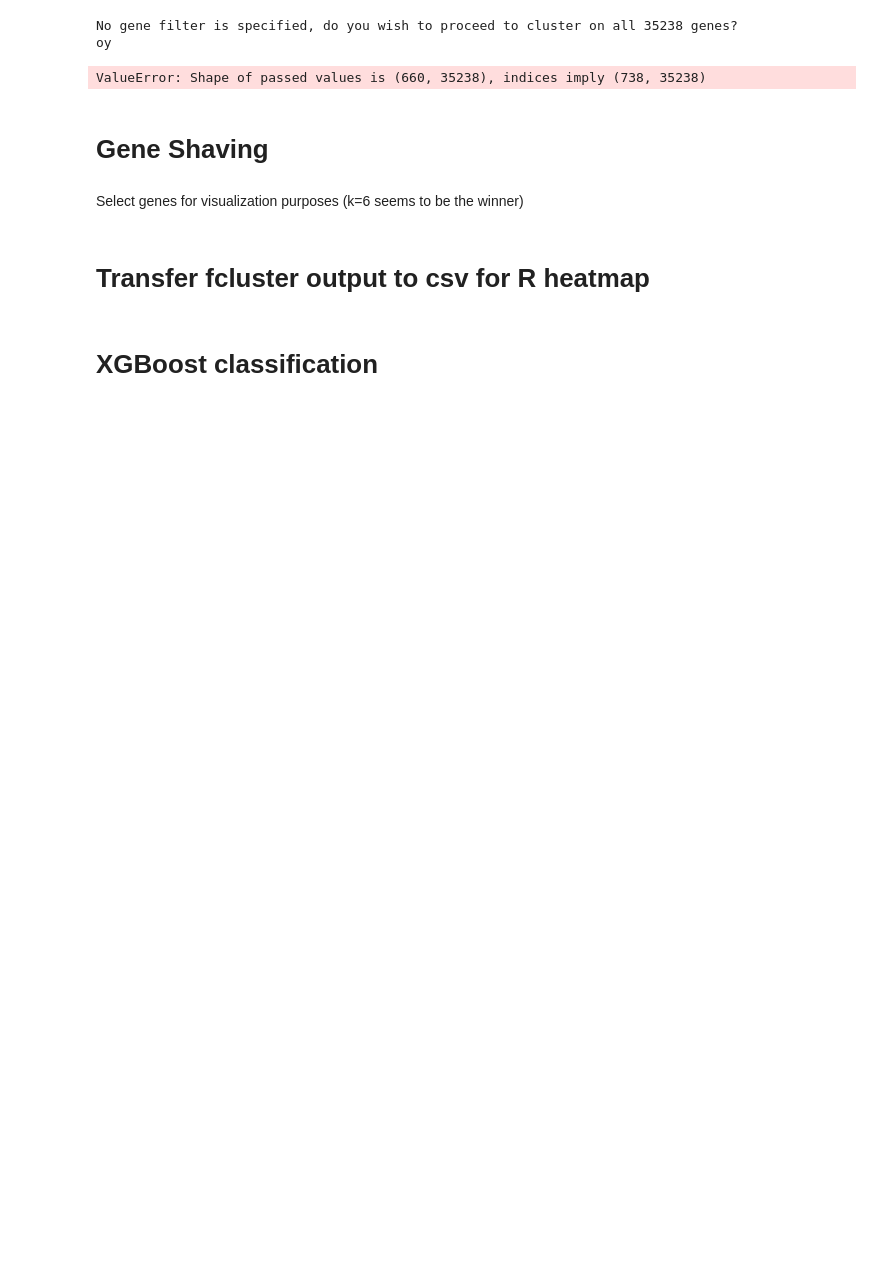
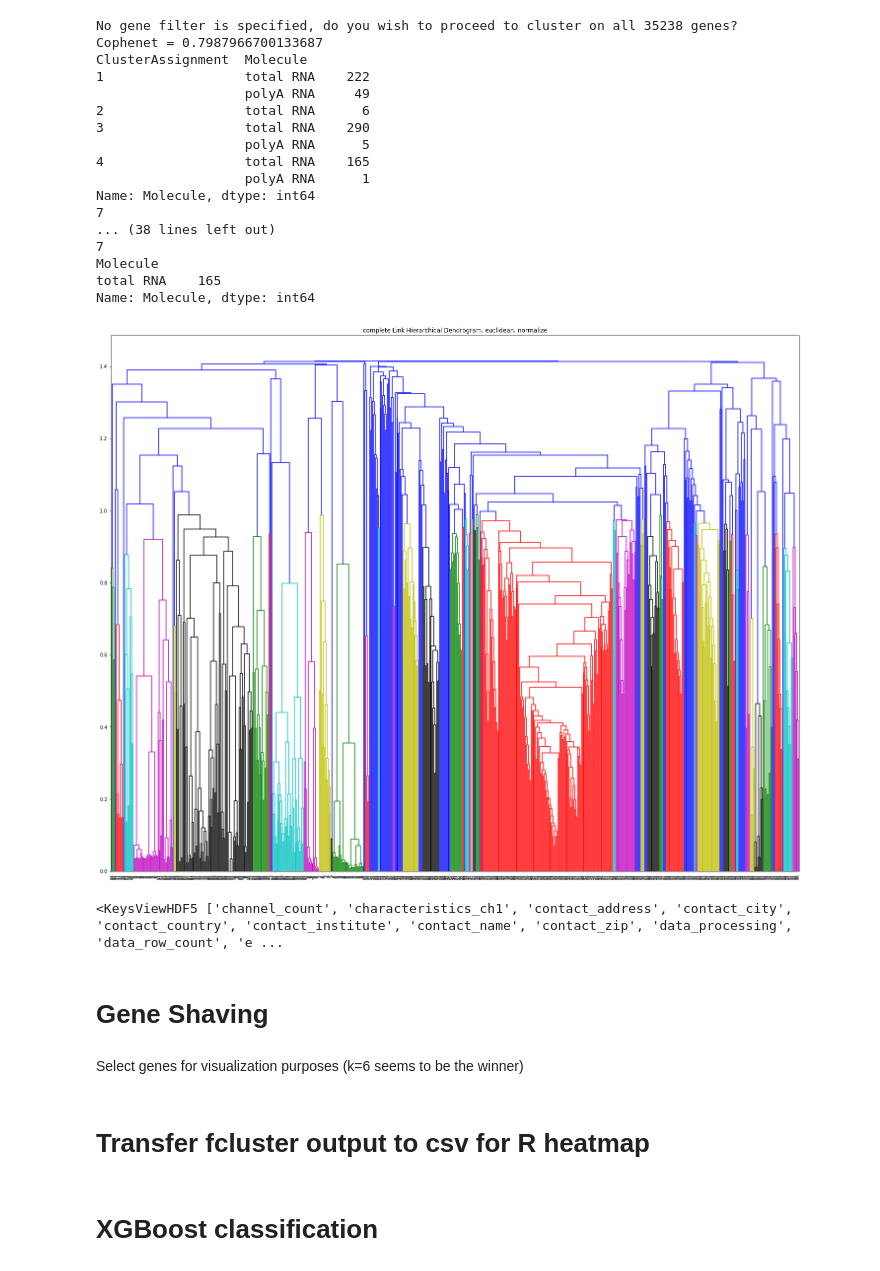
Before and after one commit to alexioso/ARCHS4-Clustering, a Jupyter notebook: notebooks/3. Clustering.ipynb, the cells around one changed output. Drawn from its saved outputs; the diff is of its cells as text; code cells hidden in the pictures; blank space fills up the shorter version.

```diff
--- a/notebooks/3. Clustering.ipynb
+++ b/notebooks/3. Clustering.ipynb
@@ -324,7 +332,7 @@ def filter_matrix(h5_filepath,
 
     return(pd.DataFrame(h5_submatrix,index=inds,columns=cols),sample_labels)
 # %%
-h5_filepath = "../data/raw/human_matrix.h5"
+h5_filepath = "../data/raw/human_matrix_v9.h5"
 subsample_filepath = "../data/external/subsample_dict.json"
 
 #extract samples to compare for clustering as in this example using the dictionary json file:
@@ -336,7 +344,7 @@ ovary_cell_lines = subsample_dict["human"]["cell-lines"]["ovary"]["ES2"]
 
 samples_filter_to = ovary_samples + ovary_cell_lines
 
-sample_labels = np.repeat("Ovary",len(samples_filter_to))
+sample_labels = list(np.repeat("Ovary",len(ovary_samples))) + list(np.repeat("ES2",len(ovary_cell_lines)))
 
 genes_filter_to = None
 
@@ -360,2 +363,0 @@ print(len(set(ovary_samples)) +len(set(ovary_cell_lines)))
-# %%
-samples_filter_to = set(ovary_samples)#+ovary_cell_lines)
@@ -388,18 +364,39 @@ SyntaxError: invalid syntax (<ipython-input-62-acdd6cad106a>, line 3)
 # %%
 a = gene_expression_cluster_analysis(h5_filepath,
+                                 True,
                                  samples_filter_to,
                                  genes_filter_to,
                                  sample_labels,
                                  value_transformation,
                                  hier_method,
                                  hier_distance_metric,
                                  hier_k,
                                  hier_fcluster_t,
                                  output_xlsx_folder)
 # %% [output]
 No gene filter is specified, do you wish to proceed to cluster on all 35238 genes?
-oy
+Cophenet = 0.7987966700133687
+ClusterAssignment  Molecule
+1                  total RNA    222
+                   polyA RNA     49
+2                  total RNA      6
+3                  total RNA    290
+                   polyA RNA      5
+4                  total RNA    165
+                   polyA RNA      1
+Name: Molecule, dtype: int64
+7
+... (38 lines left out)
+7
+Molecule
+total RNA    165
+Name: Molecule, dtype: int64
-ValueError: Shape of passed values is (660, 35238), indices imply (738, 35238)
+[figure, added]
+# %%
+with h5py.File(h5_filepath, "r") as h5file:
+    print(h5file["meta/samples"].keys())
+# %% [output]
+<KeysViewHDF5 ['channel_count', 'characteristics_ch1', 'contact_address', 'contact_city', 'contact_country', 'contact_institute', 'contact_name', 'contact_zip', 'data_processing', 'data_row_count', 'e ...
 # %% [markdown]
 # Gene Shaving
 # %%
```
Also changed, not shown: parts of 7 cells of this notebook.
